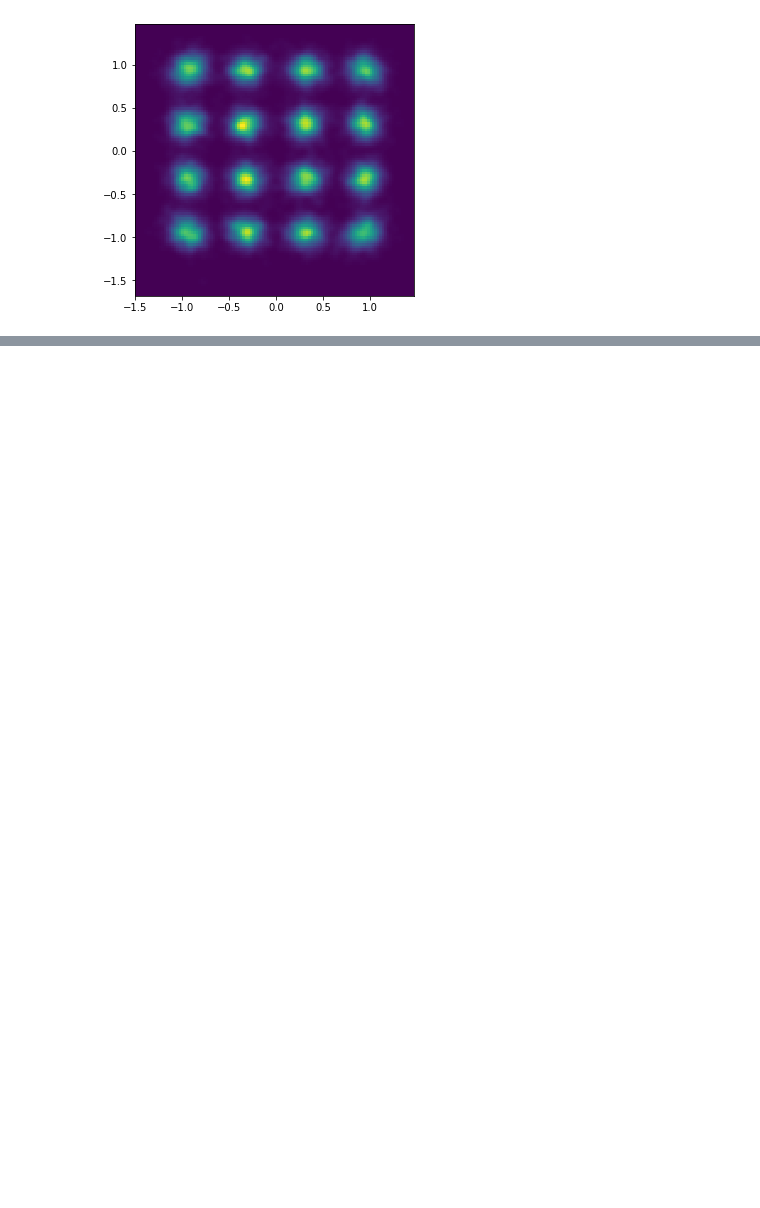
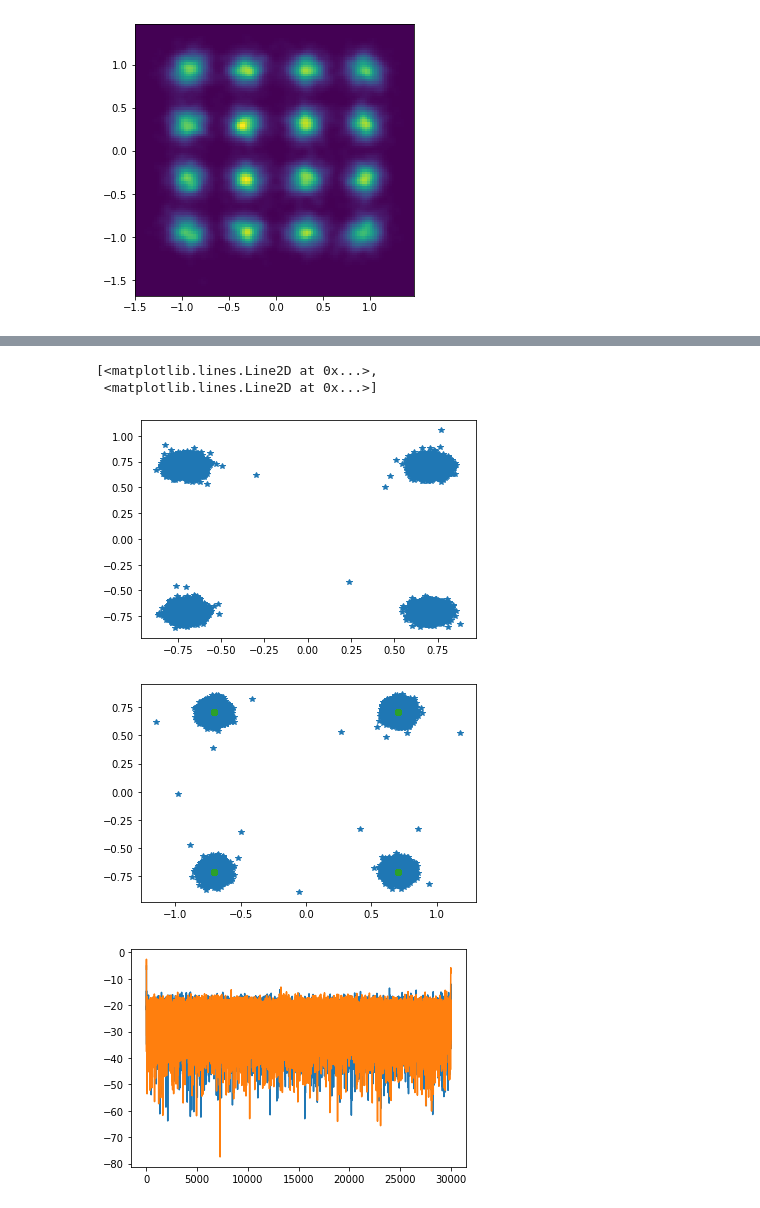
Before and after one commit to edsonportosilva/OptiCommPy, a Jupyter notebook: jupyter notebooks/Coherent WDM systems.ipynb, the cells around one changed output, grey strips where cells are left out. Drawn from its saved outputs; the diff is of its cells as text; code cells hidden in the pictures; blank space fills up the shorter version.

Commit message:
add MIMO adaptive equalizer

```diff
--- a/jupyter notebooks/Coherent WDM systems.ipynb
+++ b/jupyter notebooks/Coherent WDM systems.ipynb
@@ -649,0 +730,9 @@ plt.pcolormesh(xi, yi, zi.reshape(xi.shape), alpha=1, shading='auto');
+# %%
+paramEq = parameters()
+paramEq.nTaps = 75
+paramEq.SpS   = 2
+paramEq.mu    = 1e-2
+paramEq.numIter = 4
+paramEq.storeCoeff = False
+
+y_EQ, H, errSq, Hiter = MIMO_NLMS_v1(x, d, paramEq)
@@ -649,0 +752,15 @@ plt.pcolormesh(xi, yi, zi.reshape(xi.shape), alpha=1, shading='auto');
+# %%
+plt.figure()
+plt.plot(y_EQ[:,0].real, y_EQ[:,0].imag,'*')
+plt.figure()
+plt.plot(y_EQ[:,1].real, y_EQ[:,1].imag,'*')
+
+plt.plot(d.real, d.imag,'o')
+plt.figure()
+plt.plot(10*np.log10(errSq.T))
+# %% [output]
+[<matplotlib.lines.Line2D at 0x...>,
+ <matplotlib.lines.Line2D at 0x...>]
+[figure, added]
+[figure, added]
+[figure, added]
```
Also changed, not shown: parts of 9 cells of this notebook, 1 other file.
